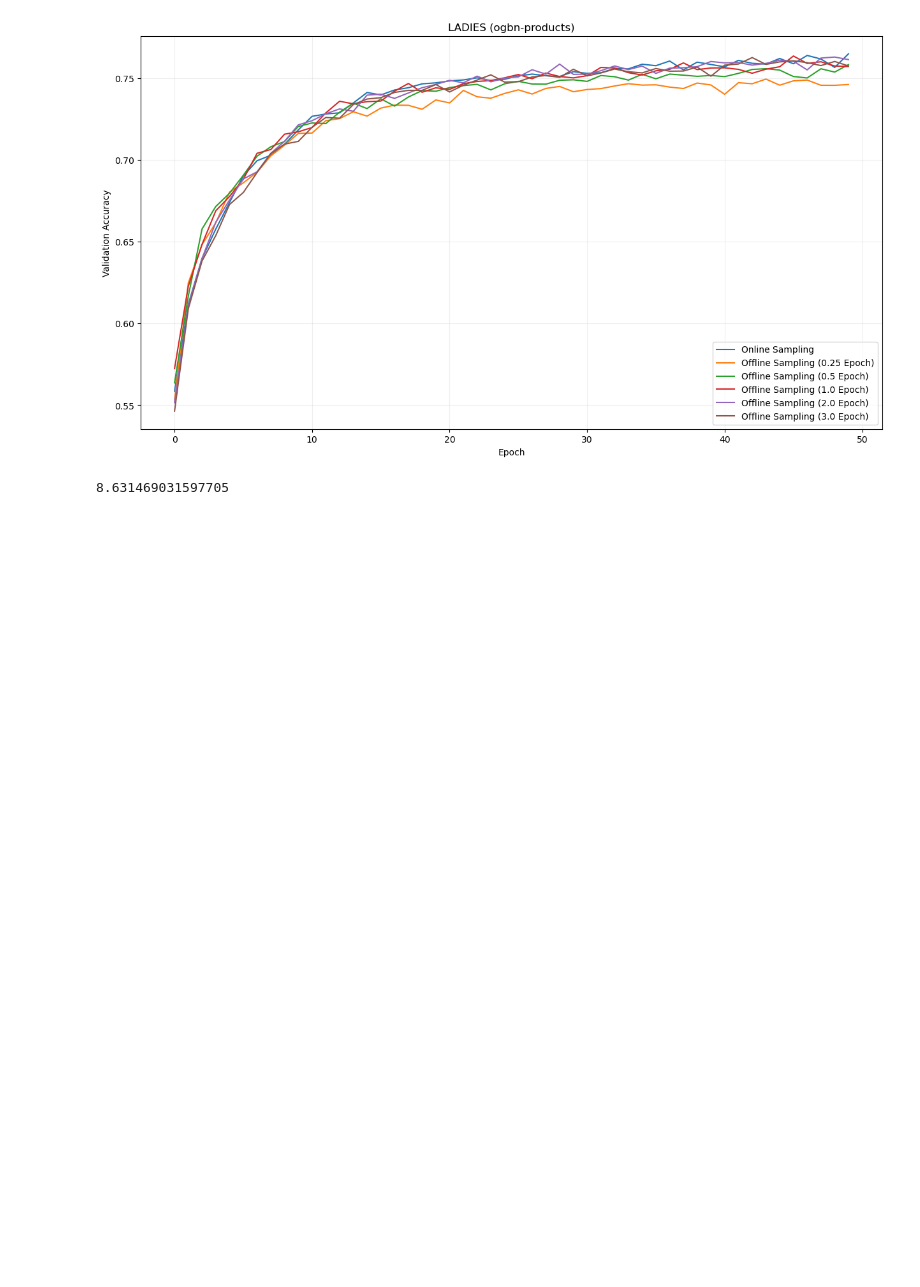
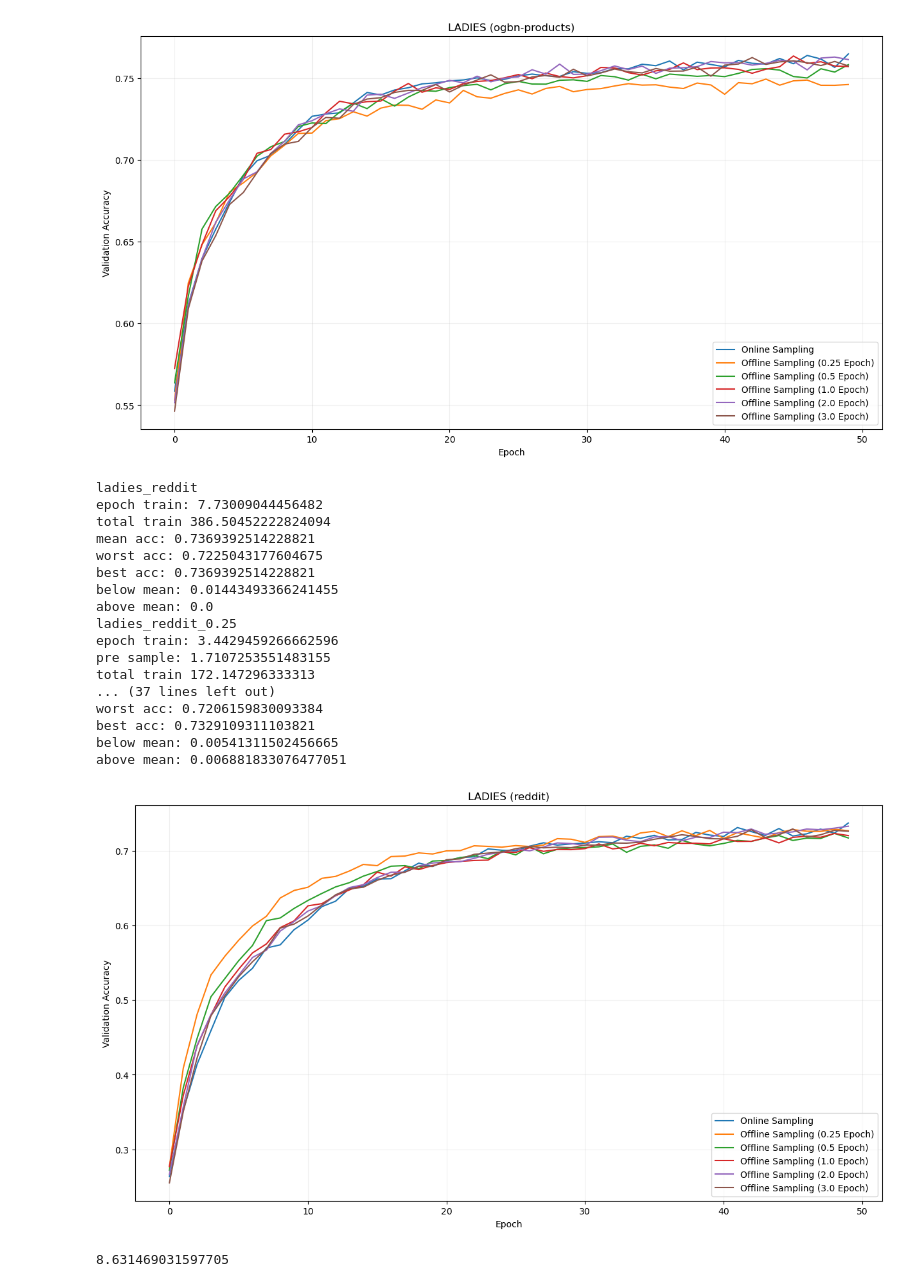
Before and after one commit to Liu-rj/DiskGNN, a Jupyter notebook: preliminary/plot.ipynb, the cells around one changed output. Saved outputs shown, nothing was run; the diff lists cells and outputs as text; code cells hidden in the pictures; blank space fills up the shorter version.

```diff
--- a/preliminary/plot.ipynb
+++ b/preliminary/plot.ipynb
@@ -158,6 +180,27 @@ best acc: 0.7627597451210022
 below mean: 0.0011444091796875
 above mean: 0.005391240119934082
 [figure]
+# %%
+anlyze_data(dfs, 50, 'ladies_reddit', 'LADIES (reddit)')
+# %% [output]
+ladies_reddit
+epoch train: 7.73009044456482
+total train 386.50452222824094
+mean acc: 0.7369392514228821
+worst acc: 0.7225043177604675
+best acc: 0.7369392514228821
+below mean: 0.01443493366241455
+above mean: 0.0
+ladies_reddit_0.25
+epoch train: 3.4429459266662596
+pre sample: 1.7107253551483155
+total train 172.147296333313
+... (37 lines left out)
+worst acc: 0.7206159830093384
+best acc: 0.7329109311103821
+below mean: 0.00541311502456665
+above mean: 0.006881833076477051
+[figure, added]
 # %%
 df = pd.read_csv('data/ladies.csv')
 df1 = pd.read_csv('data/ladies_1.csv')
```
Also changed, not shown: parts of 4 cells of this notebook, 5 other files.
